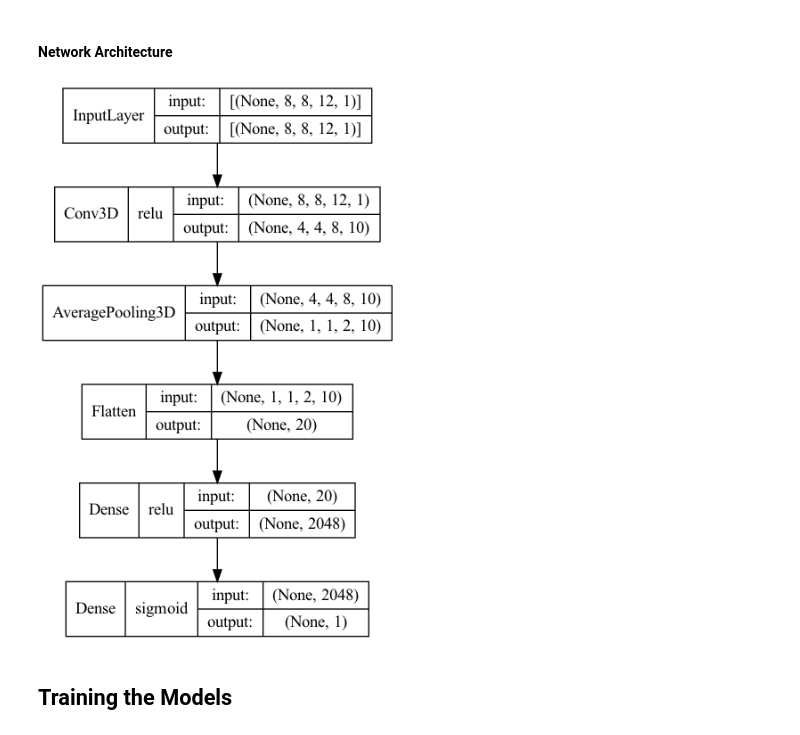
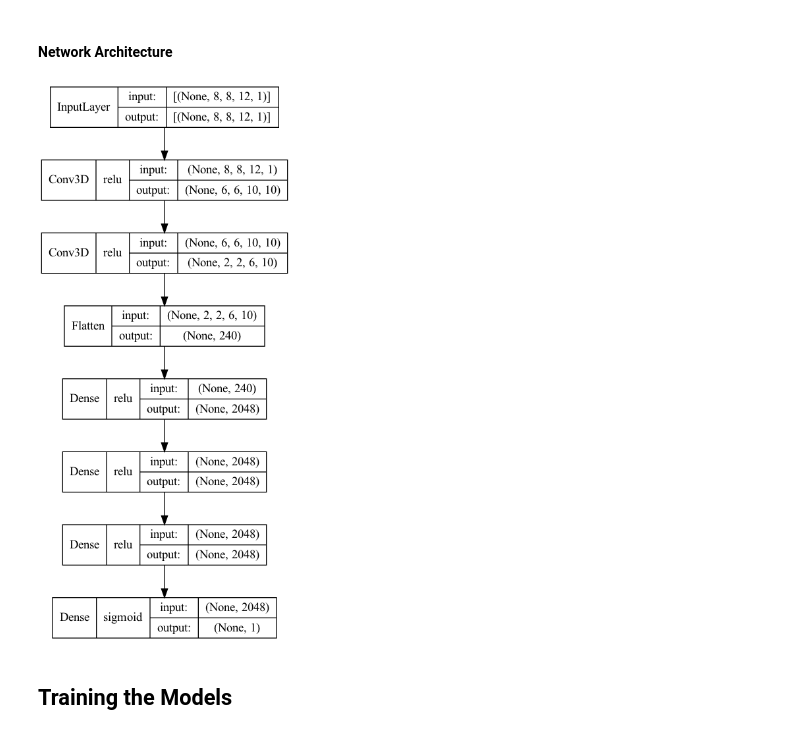
Before and after one commit to owenjaques/chessbot, a Jupyter notebook: neural_networks/models.ipynb, the cells around one changed output. Saved outputs shown, nothing was run; the diff lists cells and outputs as text; code cells hidden in the pictures.

Commit message:
add layers to CNN

```diff
--- a/neural_networks/models.ipynb
+++ b/neural_networks/models.ipynb
@@ -408,27 +410,30 @@ sanity_check_single_input(matrix_input_training_data, matrix_input_validation_da
 # %%
 """matrix_input_model = keras.Sequential([
 	keras.layers.Input(modelinput.ModelInput('simple').input_length()),
 	keras.layers.Dense(2048, activation='relu'),
 	keras.layers.Dense(2048, activation='relu'),
 	keras.layers.Dense(2048, activation='relu'),
 	keras.layers.Dense(1, activation='sigmoid')
 ])"""
 matrix_input_model = keras.Sequential()
-matrix_input_model.add(keras.layers.Conv3D(filters = 10, kernel_size = 5, input_shape = (8,8,12,1), activation = 'relu'))
-matrix_input_model.add(keras.layers.AveragePooling3D(pool_size = (4,4,4), strides = 3))
+matrix_input_model.add(keras.layers.Conv3D(filters = 10, kernel_size = 3, input_shape = (8,8,12,1), activation = 'relu'))
+matrix_input_model.add(keras.layers.Conv3D(filters = 10, kernel_size = 5, input_shape = (6,6,10,1), activation = 'relu'))
+#matrix_input_model.add(keras.layers.AveragePooling3D(pool_size = (4,4,4), strides = 3))
 matrix_input_model.add(keras.layers.Flatten())
+matrix_input_model.add(keras.layers.Dense(units = 2048, activation = 'relu'))
+matrix_input_model.add(keras.layers.Dense(units = 2048, activation = 'relu'))
 matrix_input_model.add(keras.layers.Dense(units = 2048, activation = 'relu'))
 matrix_input_model.add(keras.layers.Dense(1, activation='sigmoid'))
 
 matrix_input_model.compile(
     optimizer=keras.optimizers.Adam(learning_rate=0.001),
     loss='mse',
 	metrics=[keras.metrics.MeanAbsoluteError()]
 )
 
 keras.utils.plot_model(matrix_input_model, show_shapes=True, show_layer_activations=True, to_file='simple_input_model.png', show_layer_names=False)
 # %% [output]
-[figure, old version]
+[figure, new version]
 # %% [markdown]
 ## Training the Models
 # %%
```
Also changed, not shown: parts of 10 cells of this notebook.
